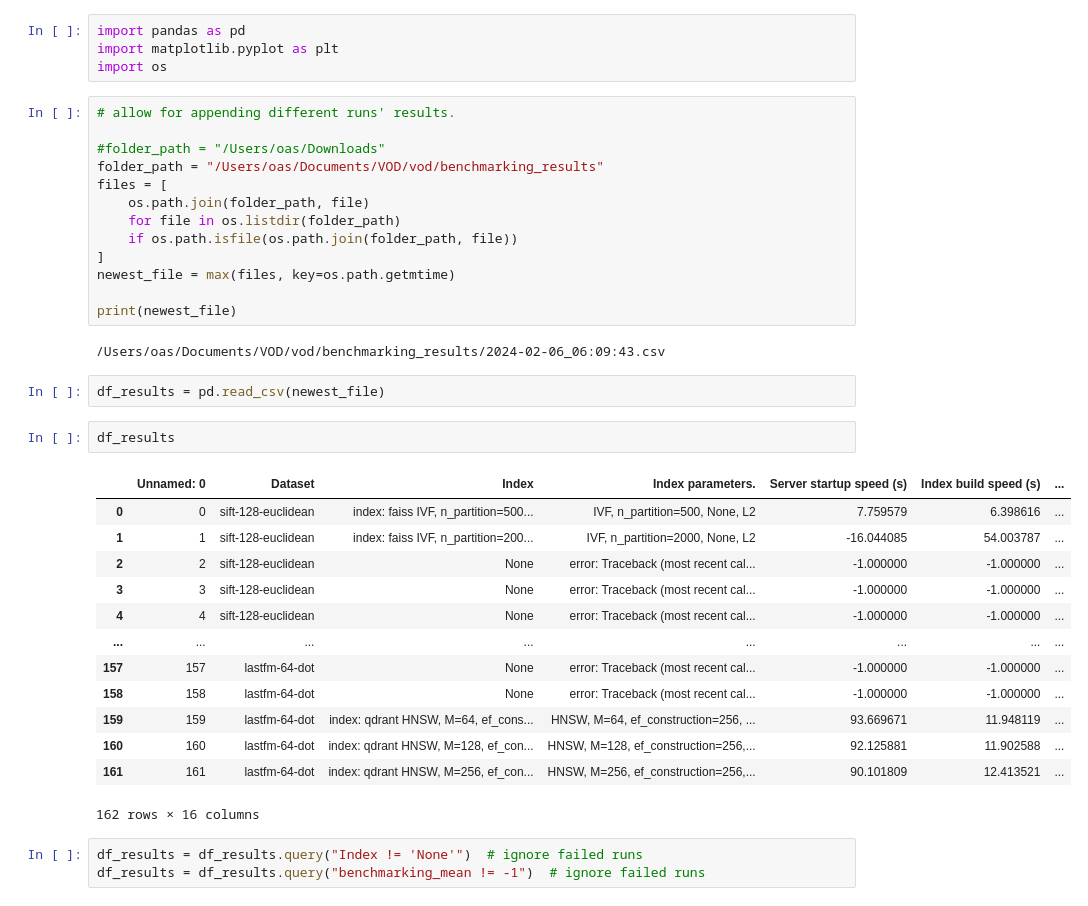
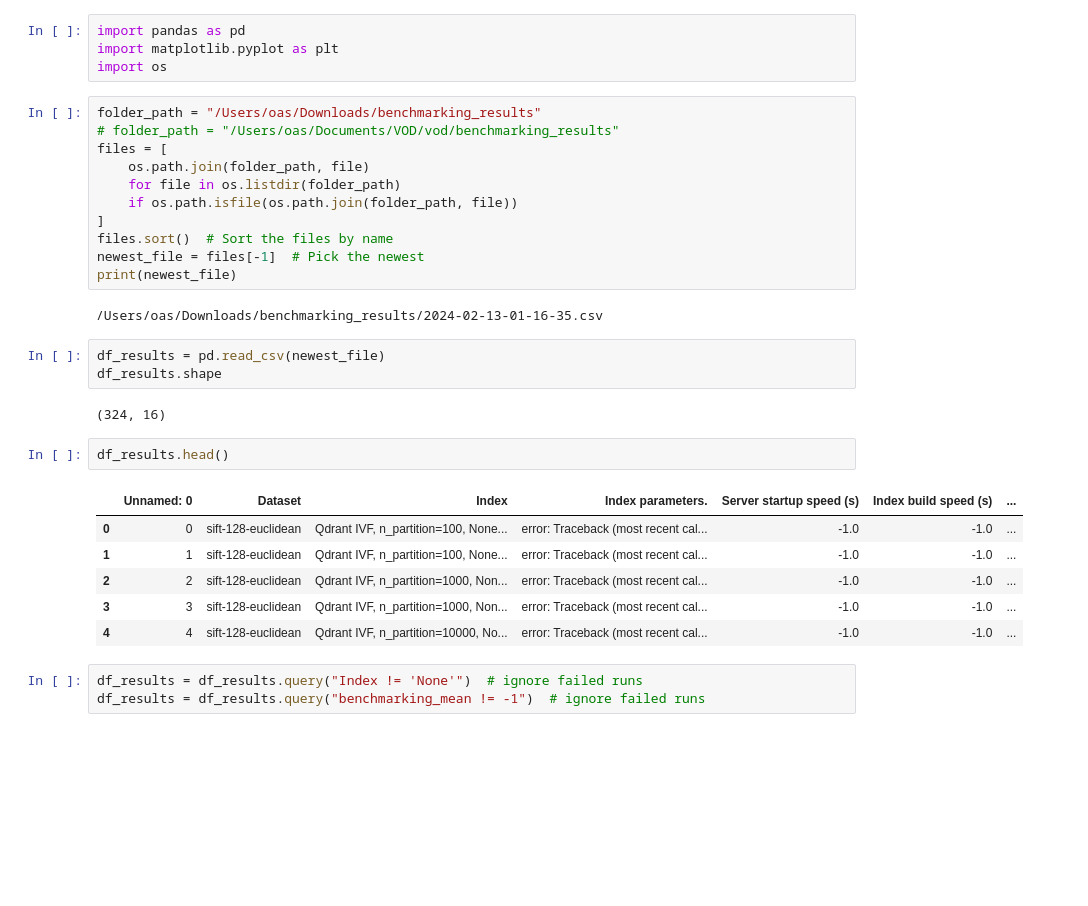
Before and after one commit to ExplodedViewMelon/vod, a Jupyter notebook: src/vod_benchmarking/analyse_results.ipynb, the cells around one changed output. Saved outputs shown, nothing was run; the diff lists cells and outputs as text; blank space fills up the shorter version.

```diff
--- a/src/vod_benchmarking/analyse_results.ipynb
+++ b/src/vod_benchmarking/analyse_results.ipynb
@@ -3,38 +3,32 @@ import pandas as pd
 import matplotlib.pyplot as plt
 import os
 # %%
-# allow for appending different runs' results.
-
-#folder_path = "/Users/oas/Downloads"
-folder_path = "/Users/oas/Documents/VOD/vod/benchmarking_results"
+folder_path = "/Users/oas/Downloads/benchmarking_results"
+# folder_path = "/Users/oas/Documents/VOD/vod/benchmarking_results"
 files = [
     os.path.join(folder_path, file)
     for file in os.listdir(folder_path)
     if os.path.isfile(os.path.join(folder_path, file))
 ]
-newest_file = max(files, key=os.path.getmtime)
-
+files.sort()  # Sort the files by name
+newest_file = files[-1]  # Pick the newest
 print(newest_file)
 # %% [output]
-/Users/oas/Documents/VOD/vod/benchmarking_results/2024-02-06_06:09:43.csv
+/Users/oas/Downloads/benchmarking_results/2024-02-13-01-16-35.csv
 # %%
 df_results = pd.read_csv(newest_file)
+df_results.shape
+# %% [output]
+(324, 16)
 # %%
-df_results
+df_results.head()
 # %% [output]
 |  | Unnamed: 0 | Dataset | Index | Index parameters. | Server startup speed (s) | Index build speed (s) | ... |
-| 0 | 0 | sift-128-euclidean | index: faiss IVF, n_partition=500... | IVF, n_partition=500, None, L2 | 7.759579 | 6.398616 | ... |
-| 1 | 1 | sift-128-euclidean | index: faiss IVF, n_partition=200... | IVF, n_partition=2000, None, L2 | -16.044085 | 54.003787 | ... |
-| 2 | 2 | sift-128-euclidean | None | error: Traceback (most recent cal... | -1.000000 | -1.000000 | ... |
-| 3 | 3 | sift-128-euclidean | None | error: Traceback (most recent cal... | -1.000000 | -1.000000 | ... |
-| 4 | 4 | sift-128-euclidean | None | error: Traceback (most recent cal... | -1.000000 | -1.000000 | ... |
-| ... | ... | ... | ... | ... | ... | ... | ... |
-| 157 | 157 | lastfm-64-dot | None | error: Traceback (most recent cal... | -1.000000 | -1.000000 | ... |
-| 158 | 158 | lastfm-64-dot | None | error: Traceback (most recent cal... | -1.000000 | -1.000000 | ... |
-| 159 | 159 | lastfm-64-dot | index: qdrant HNSW, M=64, ef_cons... | HNSW, M=64, ef_construction=256, ... | 93.669671 | 11.948119 | ... |
-| 160 | 160 | lastfm-64-dot | index: qdrant HNSW, M=128, ef_con... | HNSW, M=128, ef_construction=256,... | 92.125881 | 11.902588 | ... |
-| 161 | 161 | lastfm-64-dot | index: qdrant HNSW, M=256, ef_con... | HNSW, M=256, ef_construction=256,... | 90.101809 | 12.413521 | ... |
+| 0 | 0 | sift-128-euclidean | Qdrant IVF, n_partition=100, None... | error: Traceback (most recent cal... | -1.0 | -1.0 | ... |
+| 1 | 1 | sift-128-euclidean | Qdrant IVF, n_partition=100, None... | error: Traceback (most recent cal... | -1.0 | -1.0 | ... |
+| 2 | 2 | sift-128-euclidean | Qdrant IVF, n_partition=1000, Non... | error: Traceback (most recent cal... | -1.0 | -1.0 | ... |
+| 3 | 3 | sift-128-euclidean | Qdrant IVF, n_partition=1000, Non... | error: Traceback (most recent cal... | -1.0 | -1.0 | ... |
+| 4 | 4 | sift-128-euclidean | Qdrant IVF, n_partition=10000, No... | error: Traceback (most recent cal... | -1.0 | -1.0 | ... |
-162 rows × 16 columns
 # %%
 df_results = df_results.query("Index != 'None'")  # ignore failed runs
 df_results = df_results.query("benchmarking_mean != -1")  # ignore failed runs
```
Also changed, not shown: parts of 4 cells of this notebook, 5 other files.
